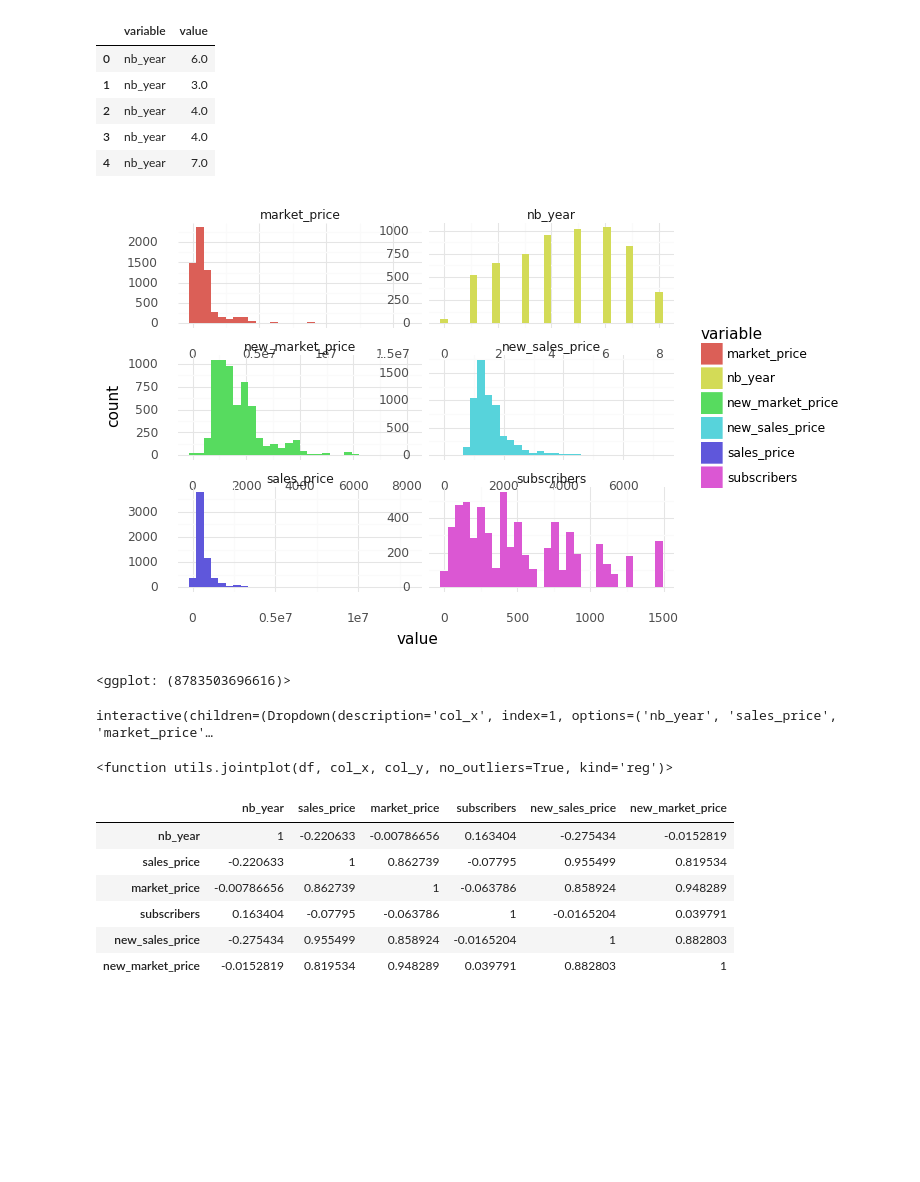
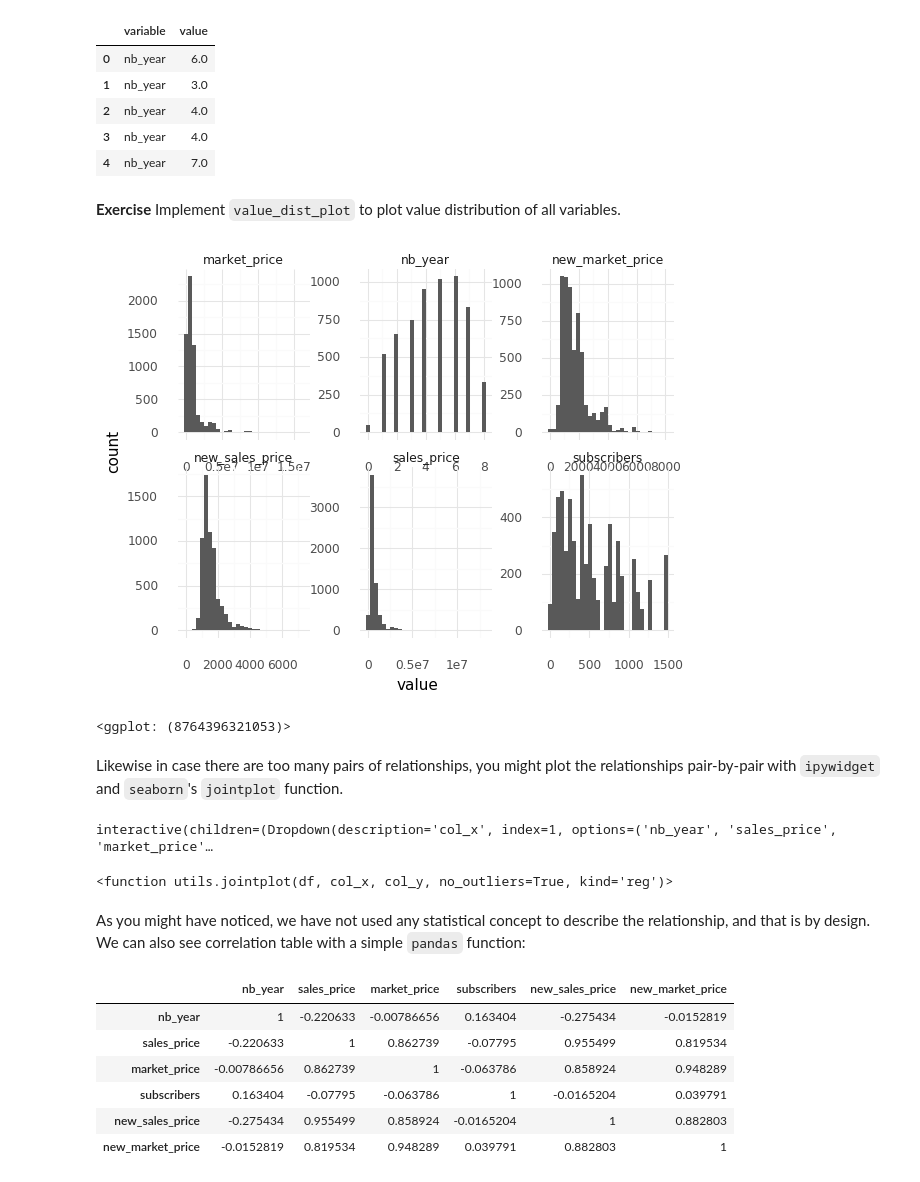
Before and after one commit to cstorm125/viztech, a Jupyter notebook: explore.ipynb, the cells around one changed output. Cells and saved outputs as stored; diff of their text form; code cells hidden in the pictures; blank space fills up the shorter version.

```diff
--- a/explore.ipynb
+++ b/explore.ipynb
@@ -20,12 +22,16 @@ import ipywidgets as widgets
 import utils
 def clean_comma(x): return float(str(x).replace(',',''))
 # %%
-#thai font by @korakot
+'''
+Snippet for plotnine with thai font by @korakot
+https://gist.github.com/korakot/01d181229b21411b0a20784e0ca20d3d
+'''
 import matplotlib
 # !wget https://github.com/Phonbopit/sarabun-webfont/raw/master/fonts/thsarabunnew-webfont.ttf -q
 # !cp thsarabunnew-webfont.ttf /usr/share/fonts/truetype/
 matplotlib.font_manager._rebuild()
 matplotlib.rc('font', family='TH Sarabun New')
+theme_set(theme_minimal(11, 'TH Sarabun New'));
 # %%
 df = pd.read_csv('data/taladrod.csv')
 df['sales_price'] = df.sales_price.map(clean_comma)
@@ -97,3 +108,3 @@ cat_df.head()
 # %%
 #otherify popular values; you can (should?) also have a mapping dict
-for col in cat_vars: cat_df = utils.otherify(cat_df,col)
+for col in cat_vars: cat_df = utils.otherify(cat_df,col,th=0.03)
@@ -284,16 +339,19 @@ num_m.head()
 | 2 | nb_year | 4.0 |
 | 3 | nb_year | 4.0 |
 | 4 | nb_year | 7.0 |
-# %%
-g = (ggplot(num_m,aes(x='value',fill='variable')) +
-     geom_bar(stat='bin', bins=30) +
-     facet_wrap('~variable', scales='free',ncol=2) + #facetting by variable
-     theme_minimal()
-    )
-g
-# %% [output]
-[figure, removed]
-<ggplot: (8783503696616)>
+# %% [markdown]
+**Exercise** Implement `value_dist_plot` to plot value distribution of all variables.
+# %%
+def value_dist_plot(df,bins=30):
+    return utils.value_dist_plot(df,bins)
+#input dataframe with only numerical variables
+#output distribution plot for each variable
+value_dist_plot(num_df)
+# %% [output]
+[figure, added]
+<ggplot: (8764396321053)>
+# %% [markdown]
+Likewise in case there are too many pairs of relationships, you might plot the relationships pair-by-pair with `ipywidget` and `seaborn`'s `jointplot` function.
 # %%
 interact(utils.jointplot, df=fixed(num_df),
          col_x= widgets.Dropdown(options=list(num_df.columns),value='sales_price'),
@@ -302,6 +360,8 @@ interact(utils.jointplot, df=fixed(num_df),
 # %% [output]
 interactive(children=(Dropdown(description='col_x', index=1, options=('nb_year', 'sales_price', 'market_price'…
 <function utils.jointplot(df, col_x, col_y, no_outliers=True, kind='reg')>
+# %% [markdown]
+As you might have noticed, we have not used any statistical concept to describe the relationship, and that is by design. We can also see correlation table with a simple `pandas` function:
 # %%
 #correlation plot if you must; but it's just ONE number for the relationship
 num_df.corr(method='pearson').style.background_gradient(cmap='coolwarm')
```
Also changed, not shown: parts of 38 cells of this notebook, 3 other files.
